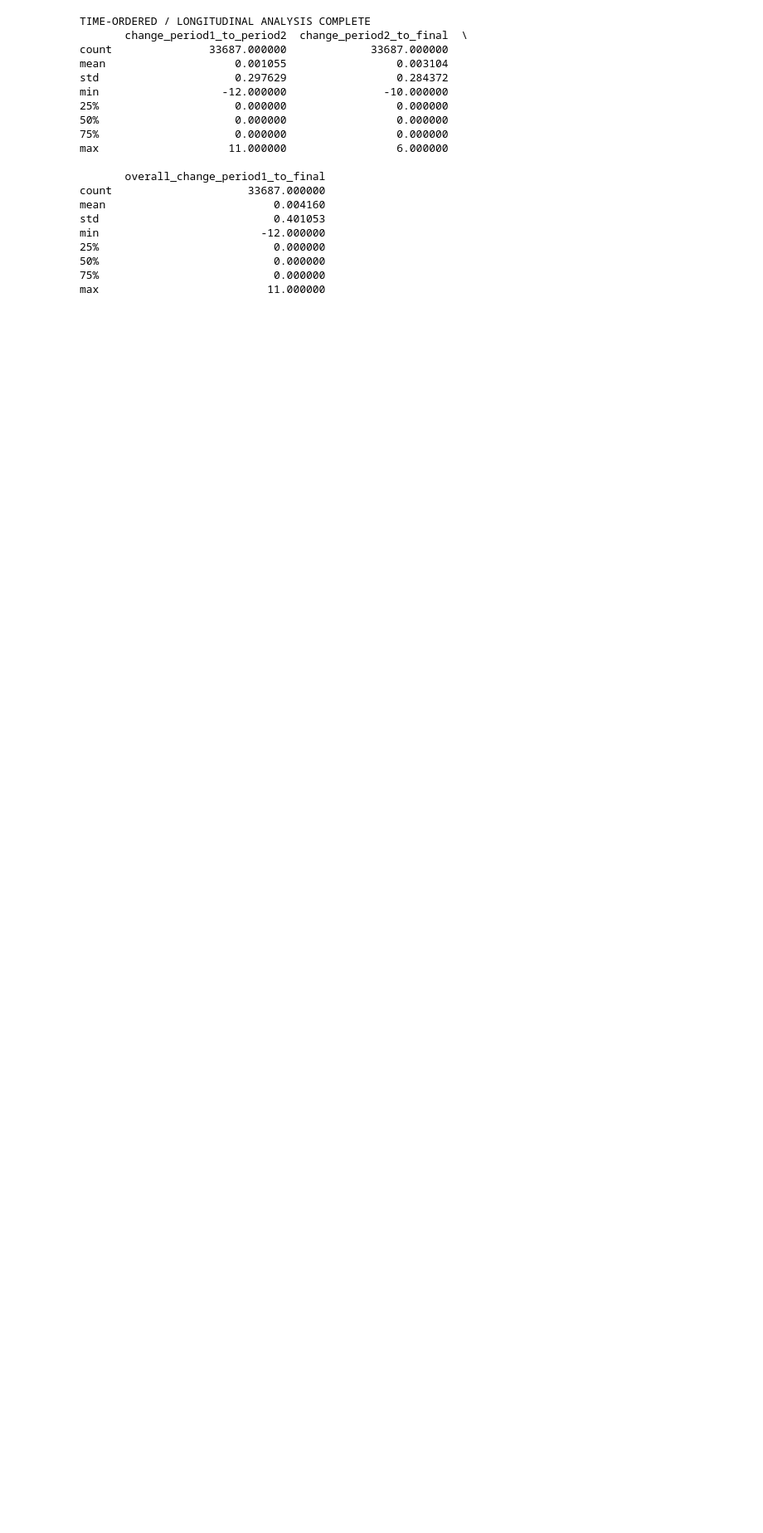
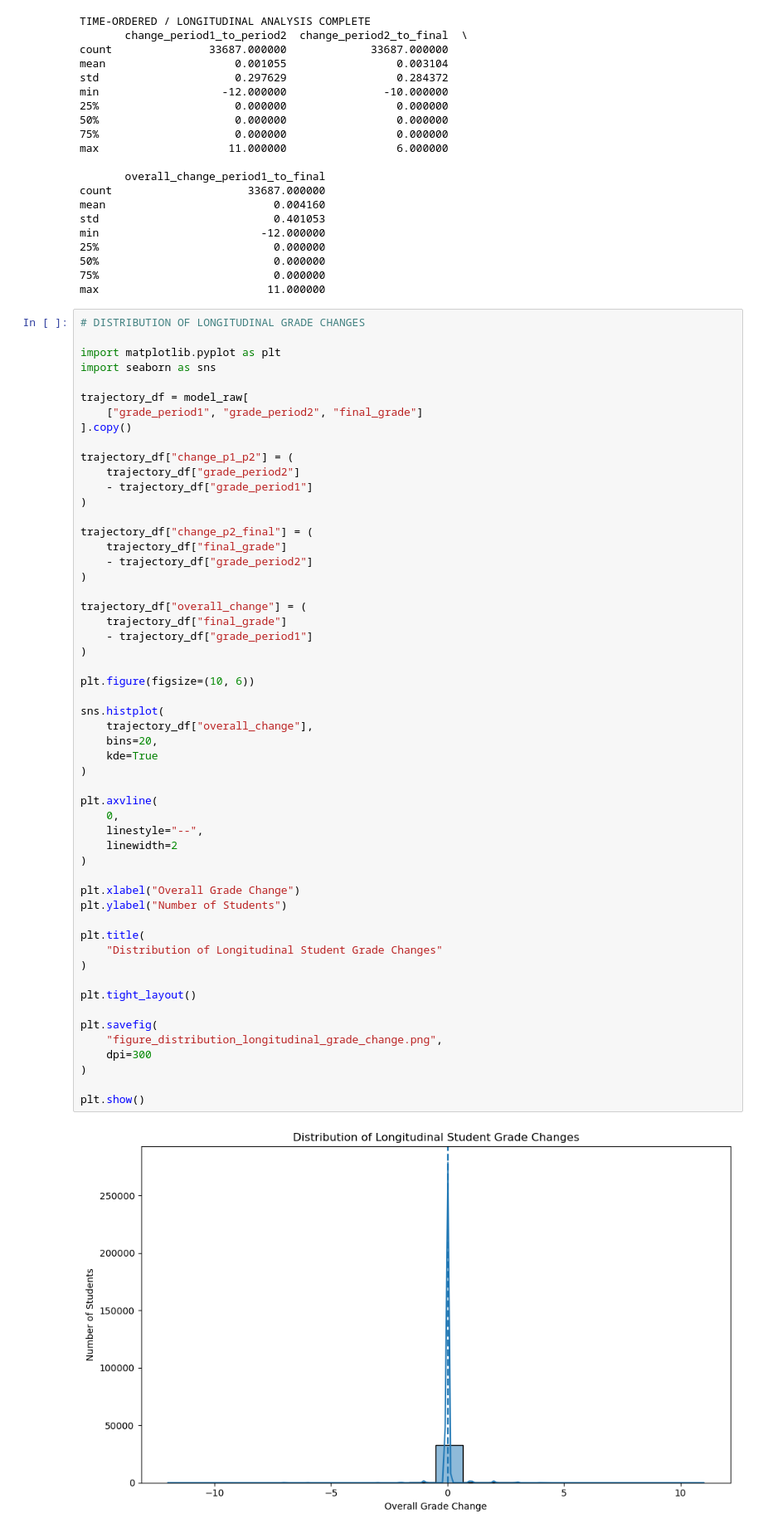
Before and after one commit to CassCogSci/Data_Science, a Jupyter notebook: CleanedUpCode.ipynb, the cells around one changed output. Shown at 83% size. Drawn from its saved outputs; the diff is of its cells as text; blank space fills up the shorter version.

```diff
--- a/CleanedUpCode.ipynb
+++ b/CleanedUpCode.ipynb
@@ -1272,6 +1762,62 @@ min                         -12.000000
 50%                           0.000000
 75%                           0.000000
 max                          11.000000
+# %%
+# DISTRIBUTION OF LONGITUDINAL GRADE CHANGES
+
+import matplotlib.pyplot as plt
+import seaborn as sns
+
+trajectory_df = model_raw[
+    ["grade_period1", "grade_period2", "final_grade"]
+].copy()
+
+trajectory_df["change_p1_p2"] = (
+    trajectory_df["grade_period2"]
+    - trajectory_df["grade_period1"]
+)
+
+trajectory_df["change_p2_final"] = (
+    trajectory_df["final_grade"]
+    - trajectory_df["grade_period2"]
+)
+
+trajectory_df["overall_change"] = (
+    trajectory_df["final_grade"]
+    - trajectory_df["grade_period1"]
+)
+
+plt.figure(figsize=(10, 6))
+
+sns.histplot(
+    trajectory_df["overall_change"],
+    bins=20,
+    kde=True
+)
+
+plt.axvline(
+    0,
+    linestyle="--",
+    linewidth=2
+)
+
+plt.xlabel("Overall Grade Change")
+plt.ylabel("Number of Students")
+
+plt.title(
+    "Distribution of Longitudinal Student Grade Changes"
+)
+
+plt.tight_layout()
+
+plt.savefig(
+    "figure_distribution_longitudinal_grade_change.png",
+    dpi=300
+)
+
+plt.show()
+# %% [output]
+[figure, added]
 # %%
 # 23. Save cleaned modelling data
 
```
Also changed, not shown: parts of 14 cells of this notebook.
